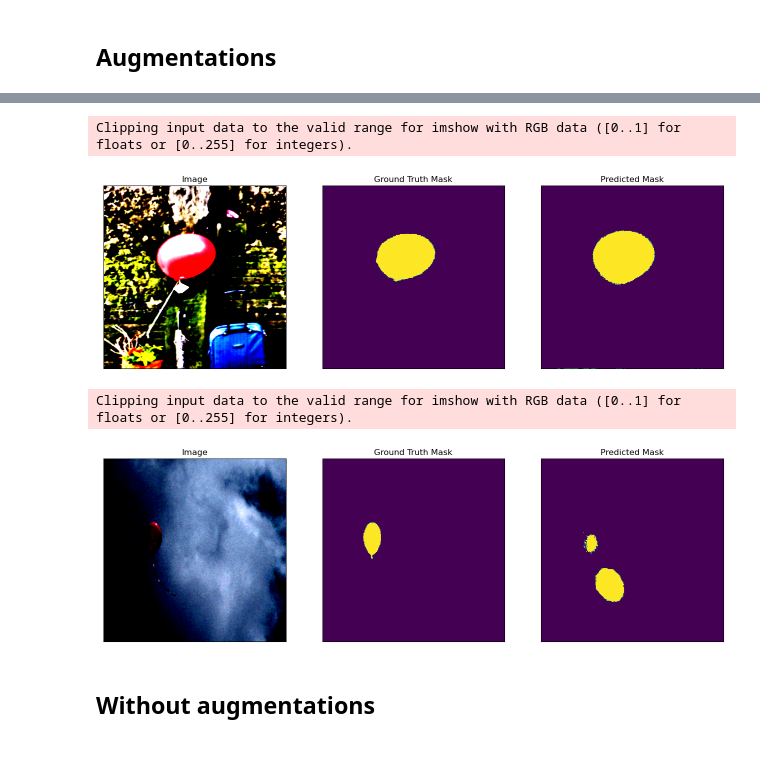
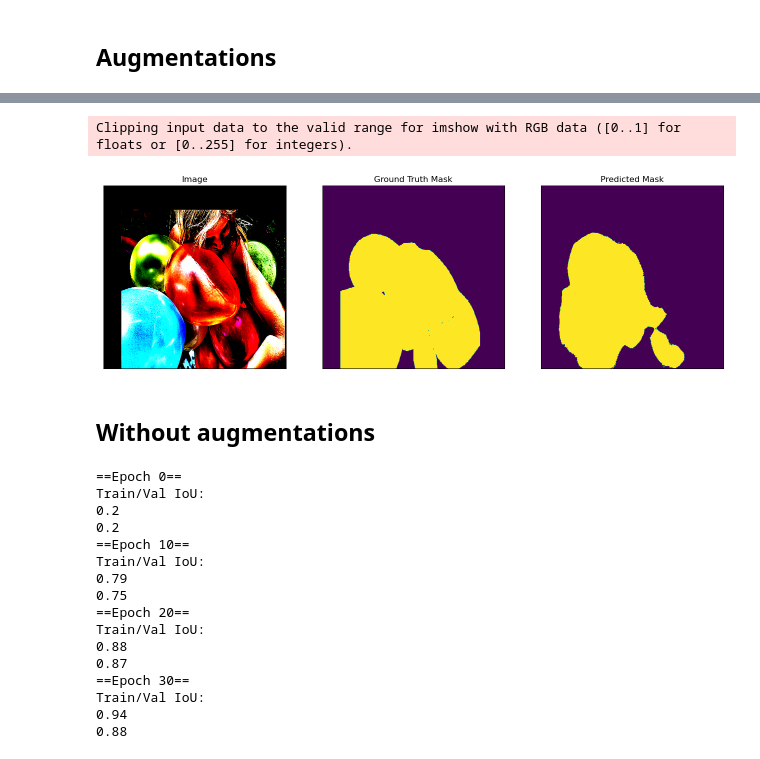
Before and after one commit to grannycola/my_projects, a Jupyter notebook: augmentations/main.ipynb, the cells around one changed output, grey strips where cells are left out. Drawn from its saved outputs; the diff is of its cells as text; code cells hidden in the pictures.

```diff
--- a/augmentations/main.ipynb
+++ b/augmentations/main.ipynb
@@ -80,6 +79,23 @@ def visualize(**images):
         plt.title(' '.join(name.split('_')).title())
         plt.imshow(image)
     plt.show()
+def compare_predictions(loaders, model):
+    n = np.random.choice(len(loaders.test_dataset))
+
+    image, gt_mask = loaders.test_dataset[n]
+
+    gt_mask = gt_mask.squeeze()
+
+    x_tensor = torch.from_numpy(image).to('cuda').unsqueeze(0)
+
+    pr_mask = model.predict(x_tensor)
+    pr_mask = (pr_mask.squeeze().cpu().numpy().round())
+
+    visualize(
+        image=image.transpose(1, 2, 0),
+        ground_truth_mask=gt_mask,
+        predicted_mask=pr_mask
+    )
 # %% [markdown]
 ## Augmentations
 # %%
@@ -169,7 +185,7 @@ class My_network():
             device=DEVICE,
             verbose=False,
         )
-    def run_training(self, loaders, n_epochs=20):
+    def run_training(self, loaders, n_epochs=40, save_name='./best_model.pth'):
         max_score = 0
         for i in range(0, n_epochs):
 
@@ -177,13 +193,14 @@ class My_network():
             valid_logs = self.valid_epoch.run(loaders.valid_loader)
 
             if i%10==0:
+                print(f'==Epoch {i}==')
                 print('Train/Val IoU:')
                 print(round(train_logs['iou_score'] , 2))
                 print(round(valid_logs['iou_score'] , 2))
 
             if max_score < valid_logs['iou_score']:
                 max_score = valid_logs['iou_score']
-                torch.save(self.model, './best_model.pth')
+                torch.save(self.model, save_name)
 # %%
 class BalloonLoaders():
     def __init__(self, augmentation):
@@ -239,29 +267,31 @@ test_epoch = smp.utils.train.ValidEpoch(
 )
 
 logs = test_epoch.run(test_dataloader)
-# %%
-for i in range(2):
-    n = np.random.choice(len(test_dataset))
-
-    image, gt_mask = test_dataset[n]
-
-    gt_mask = gt_mask.squeeze()
-
-    x_tensor = torch.from_numpy(image).to('cuda').unsqueeze(0)
-    pr_mask = best_model.predict(x_tensor)
-
-
-    pr_mask = (pr_mask.squeeze().cpu().numpy().round())
-
-    visualize(
-        image=image.transpose(1, 2, 0),
-        ground_truth_mask=gt_mask,
-        predicted_mask=pr_mask
-    )
-# %% [output]
-Clipping input data to the valid range for imshow with RGB data ([0..1] for floats or [0..255] for integers).
-[figure, removed]
-Clipping input data to the valid range for imshow with RGB data ([0..1] for floats or [0..255] for integers).
-[figure, removed]
+# %%
+compare_predictions(balloon_loaders, best_model)
+# %% [output]
+Clipping input data to the valid range for imshow with RGB data ([0..1] for floats or [0..255] for integers).
+[figure, added]
 # %% [markdown]
 ## Without augmentations
+# %%
+network_without_aug = My_network(loss, metrics)
+balloon_loaders = BalloonLoaders(augmentation=minimal_augmentation())
+network_without_aug.run_training(balloon_loaders, save_name='./best_model_without_aug.pth')
+# %% [output]
+==Epoch 0==
+Train/Val IoU:
+0.2
+0.2
+==Epoch 10==
+Train/Val IoU:
+0.79
+0.75
+==Epoch 20==
+Train/Val IoU:
+0.88
+0.87
+==Epoch 30==
+Train/Val IoU:
+0.94
+0.88
```
Also changed, not shown: parts of 11 cells of this notebook, 3 other files.
